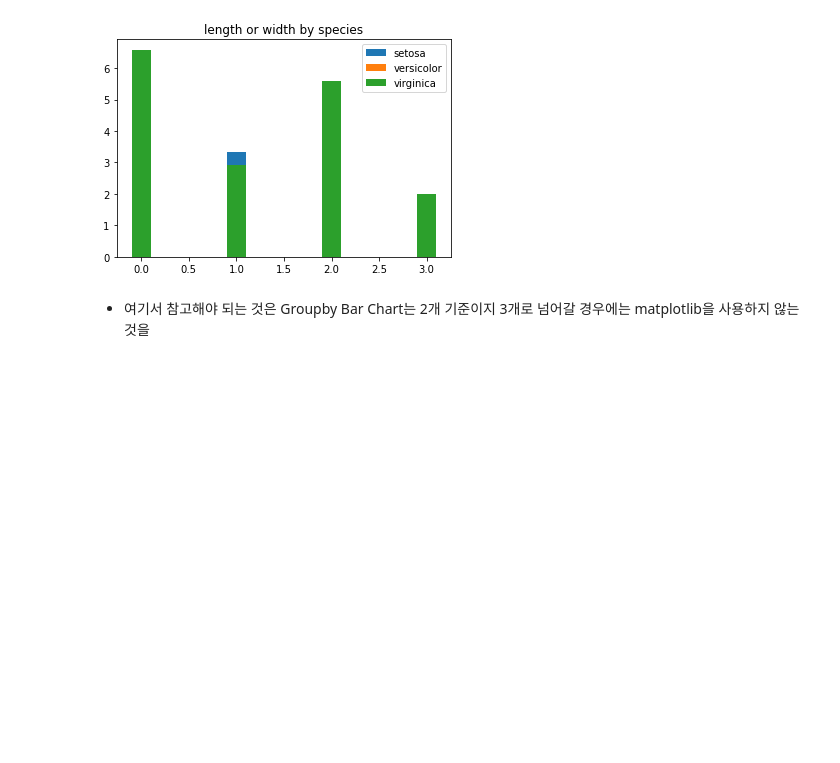
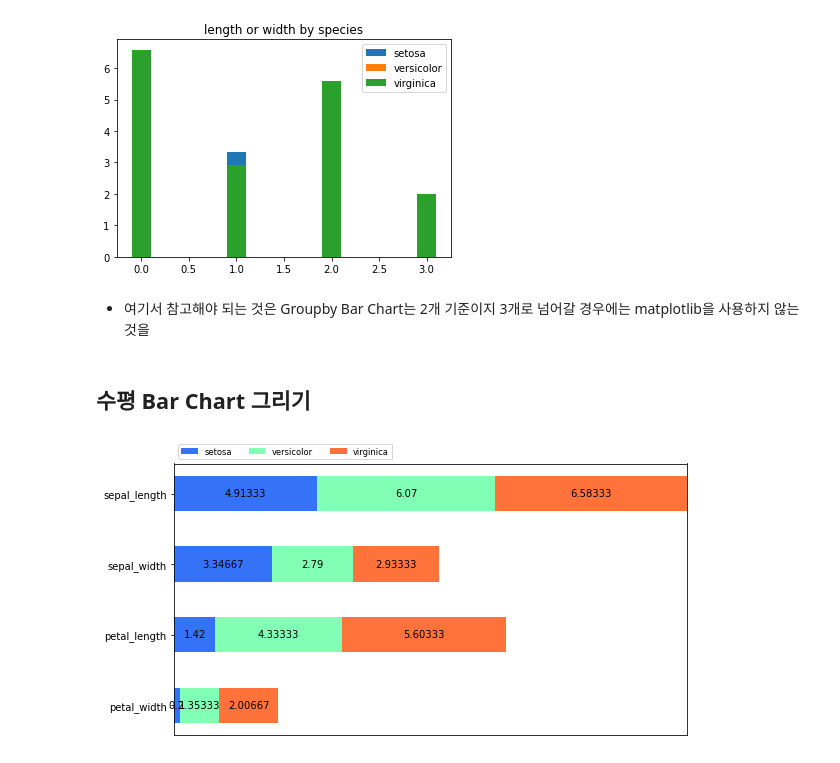
Before and after one commit to datacampic/visualization, a Jupyter notebook: 김진성/iris dataset/iris-visualization-tip.ipynb, the cells around one changed output. Saved outputs shown, nothing was run; the diff lists cells and outputs as text; code cells hidden in the pictures; blank space fills up the shorter version.

```diff
--- a/김진성/iris dataset/iris-visualization-tip.ipynb
+++ b/김진성/iris dataset/iris-visualization-tip.ipynb
@@ -201,3 +205,5 @@ plt.show()
 [figure]
 # %% [markdown]
 - 여기서 참고해야 되는 것은 Groupby Bar Chart는 2개 기준이지 3개로 넘어갈 경우에는 matplotlib을 사용하지 않는 것을
+# %% [markdown]
+## 수평 Bar Chart 그리기
@@ -203,0 +233,34 @@ plt.show()
+# %%
+category_names = ['setosa', 'versicolor', 'virginica']
+
+def iris_horizontal_bar(data, category_names):
+    labels = list(data.keys())
+    value = np.array(list(data.values()))
+    value_cum = value.cumsum(axis = 1)
+    category_colors = plt.get_cmap('rainbow')(np.linspace(0.15, 0.85,
+                                                        value.shape[1]))
+
+    fig, ax = plt.subplots(figsize=(9.2 , 5))
+    ax.invert_yaxis()
+    ax.xaxis.set_visible(False)
+    ax.set_xlim(0, np.sum(value, axis = 1).max())
+
+    for i, (colname, color) in enumerate(zip(category_names, category_colors)):
+        widths = value[:, i]
+        starts = value_cum[:, i] - widths
+        rects = ax.barh(labels, widths, left=starts, height = 0.5, label=colname,
+                       color=color)
+
+        r, g, b, _ = color
+        text_color = 'black' if r * g * b < 0.5 else 'darkgrey'
+        ax.bar_label(rects, label_type='center', color=text_color)
+
+    ax.legend(ncol=len(category_names), bbox_to_anchor=(0, 1),
+             loc='lower left', fontsize='small')
+
+    return fig, ax
+
+iris_horizontal_bar(iris_data, category_names)
+plt.show()
+# %% [output]
+[figure, added]
```
Also changed, not shown: parts of 57 cells of this notebook, 2 other files.
